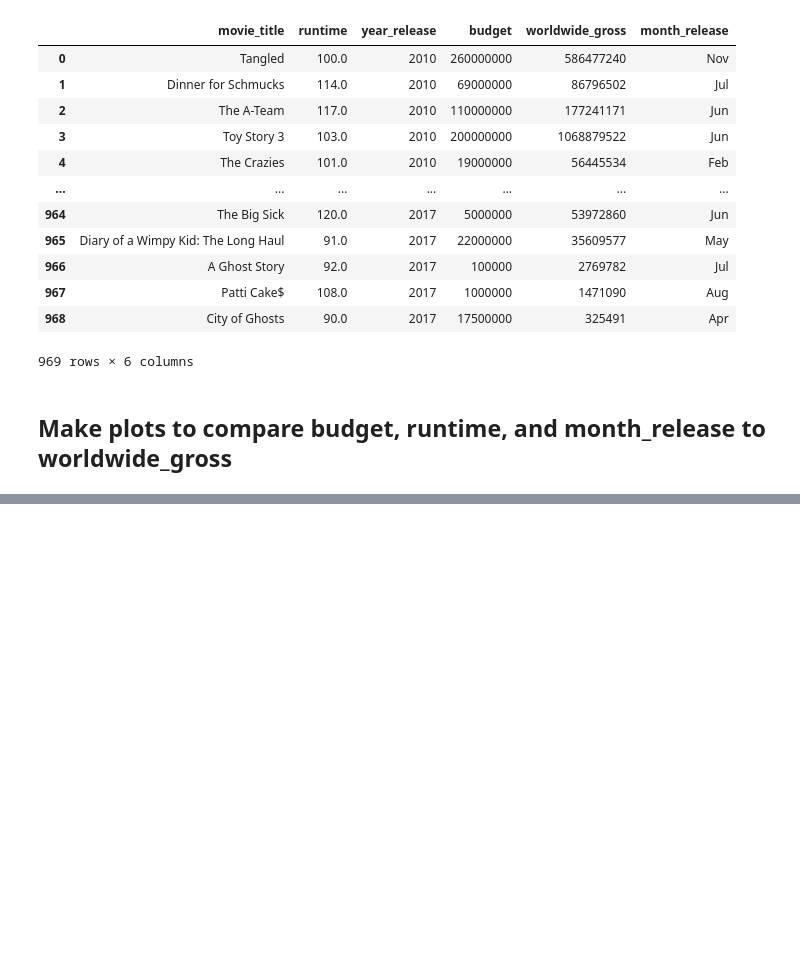
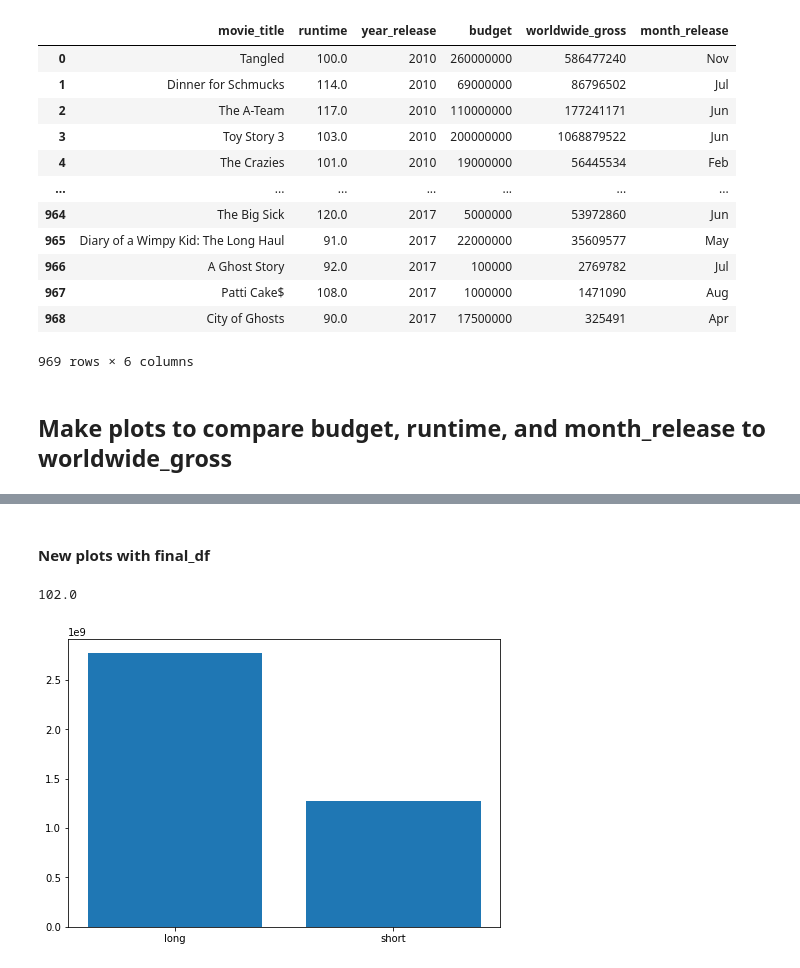
Before and after one commit to jsharing/Microsoft-Studio-Recommendations, a Jupyter notebook: student.ipynb, the cells around one changed output, grey strips where cells are left out. Saved outputs shown, nothing was run; the diff lists cells and outputs as text; code cells hidden in the pictures; blank space fills up the shorter version.

```diff
--- a/student.ipynb
+++ b/student.ipynb
@@ -684,0 +716,5 @@ new_studio_df
+# %%
+runtime_median = final_df['runtime'].median()
+final_df['runtime_categories'] = final_df['runtime'].apply(
+    lambda x: 'long' if x > runtime_median else 'short')
+final_df.head()
@@ -684,0 +761,6 @@ new_studio_df
+# %%
+# remove '$' and ',' from production_budget and worldwide_gross
+final_df['worldwide_gross'] = final_df['worldwide_gross'].str.replace('$','')
+final_df['worldwide_gross'] = final_df['worldwide_gross'].str.replace(',','').astype(int)
+final_df['production_budget'] = final_df['production_budget'].str.replace('$','')
+final_df['production_budget'] = final_df['production_budget'].str.replace(',','').astype(int)
@@ -684,0 +776,2 @@ new_studio_df
+# %%
+final_df['release_date'] = pd.to_datetime(final_df['release_date_y'])
@@ -684,0 +785,2 @@ new_studio_df
+# %%
+final_df['month_release'] = final_df['release_date'].dt.month
@@ -684,0 +811,19 @@ new_studio_df
+# %% [markdown]
+#### New plots with final_df
+# %%
+final_df['runtime'].median()
+# %% [output]
+102.0
+# %%
+gross = final_df['worldwide_gross']
+budget = final_df['production_budget']
+length = final_df['runtime_categories']
+runtime = final_df['runtime']
+
+
+fig = plt.figure()
+ax = fig.add_axes([0,0,1,1])
+ax.bar(length,gross)
+plt.show()
+# %% [output]
+[figure, added]
```
Also changed, not shown: parts of 31 cells of this notebook.
